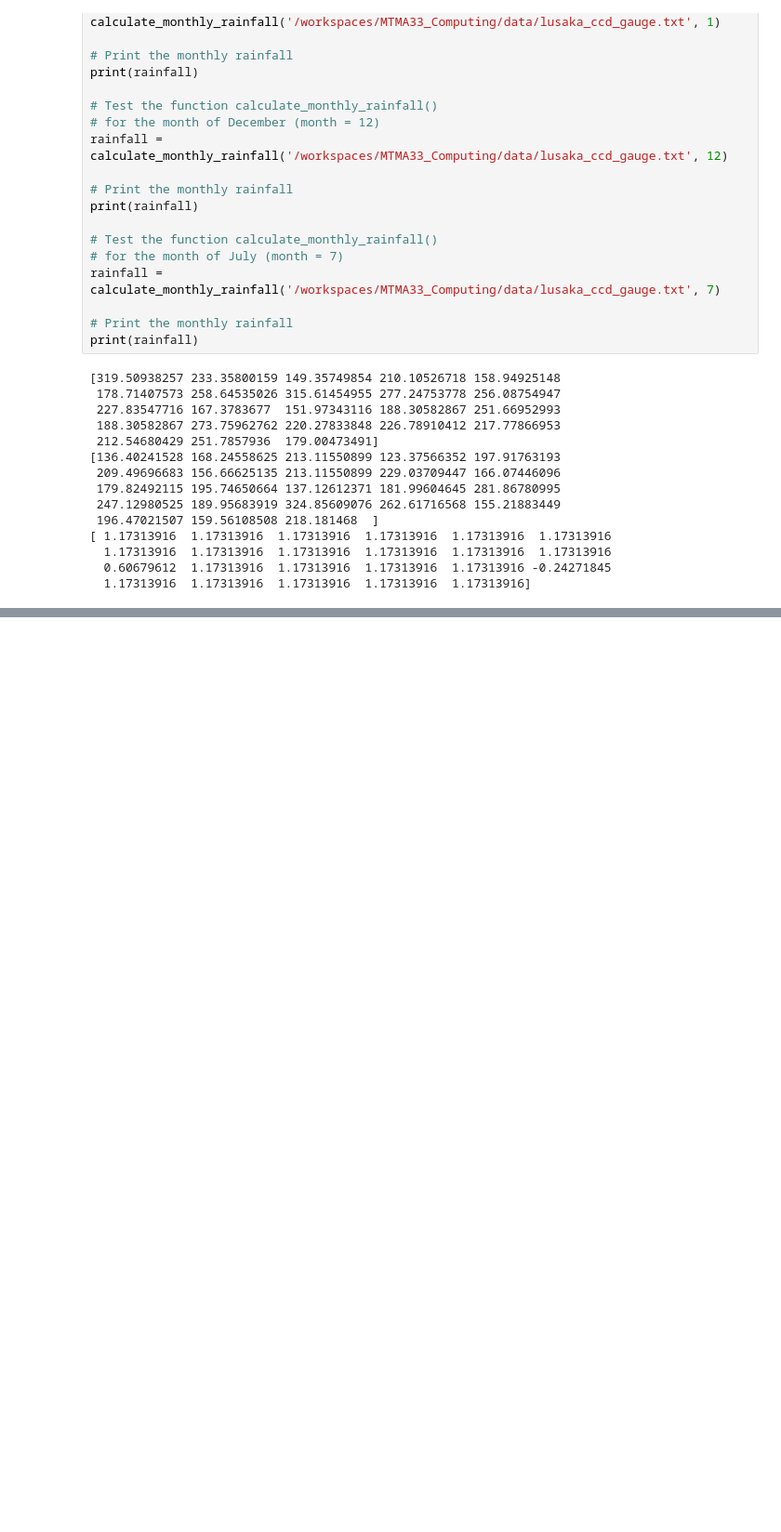
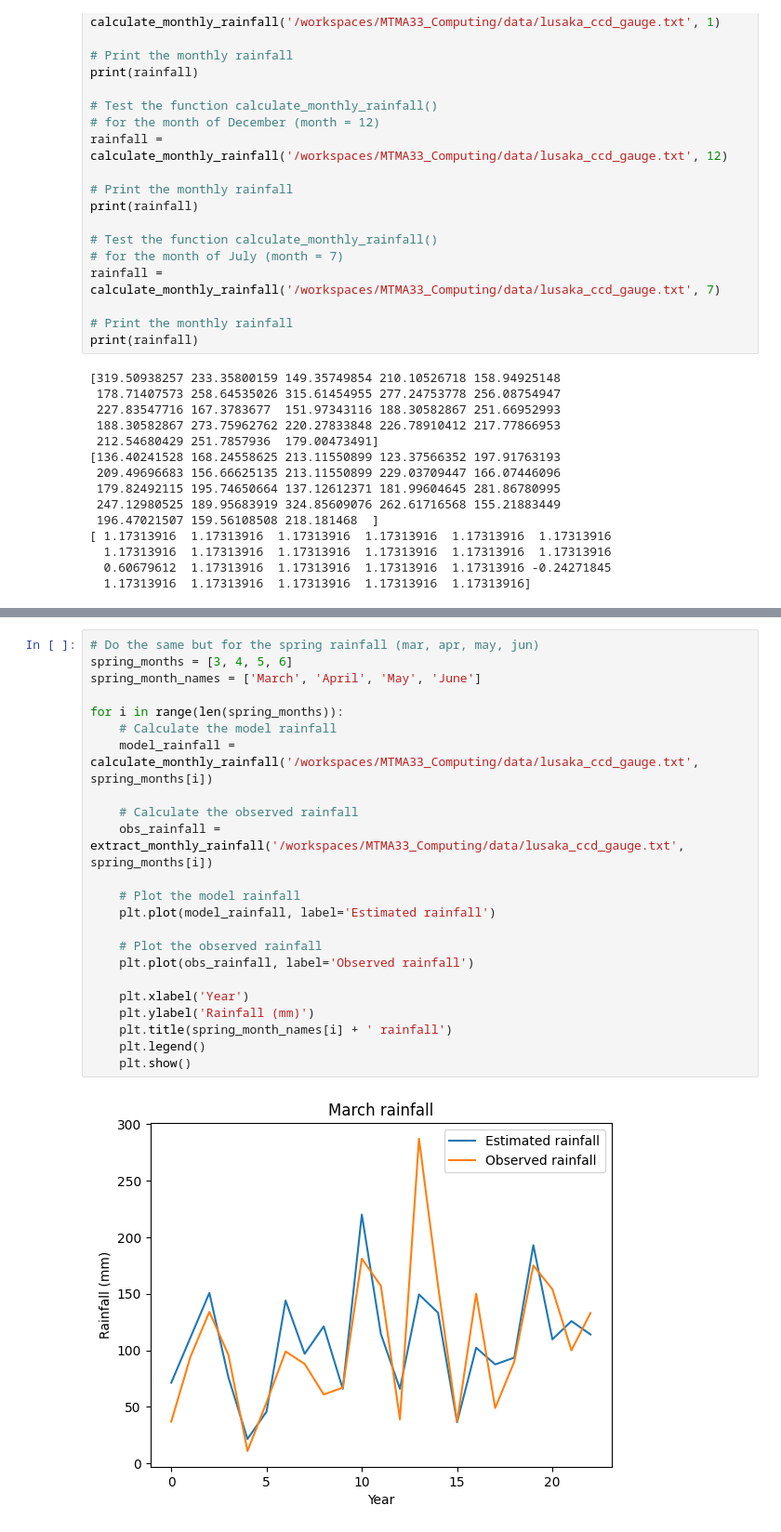
Before and after one commit to benhutchmet/MTMA33_Computing, a Jupyter notebook: notebooks/practical_3.ipynb, the cells around one changed output, grey strips where cells are left out. Shown: that part at 93% size. Saved outputs shown, nothing was run; the diff lists cells and outputs as text; blank space fills up the shorter version.

```diff
--- a/notebooks/practical_3.ipynb
+++ b/notebooks/practical_3.ipynb
@@ -213,0 +331,25 @@ obs_rainfall = extract_monthly_rainfall('/workspaces/MTMA33_Computing/data/lusak
+# %%
+# Do the same but for the spring rainfall (mar, apr, may, jun)
+spring_months = [3, 4, 5, 6]
+spring_month_names = ['March', 'April', 'May', 'June']
+
+for i in range(len(spring_months)):
+    # Calculate the model rainfall
+    model_rainfall = calculate_monthly_rainfall('/workspaces/MTMA33_Computing/data/lusaka_ccd_gauge.txt', spring_months[i])
+
+    # Calculate the observed rainfall
+    obs_rainfall = extract_monthly_rainfall('/workspaces/MTMA33_Computing/data/lusaka_ccd_gauge.txt', spring_months[i])
+
+    # Plot the model rainfall
+    plt.plot(model_rainfall, label='Estimated rainfall')
+
+    # Plot the observed rainfall
+    plt.plot(obs_rainfall, label='Observed rainfall')
+
+    plt.xlabel('Year')
+    plt.ylabel('Rainfall (mm)')
+    plt.title(spring_month_names[i] + ' rainfall')
+    plt.legend()
+    plt.show()
+# %% [output]
+[figure, added]
```
Also changed, not shown: parts of 8 cells of this notebook.
